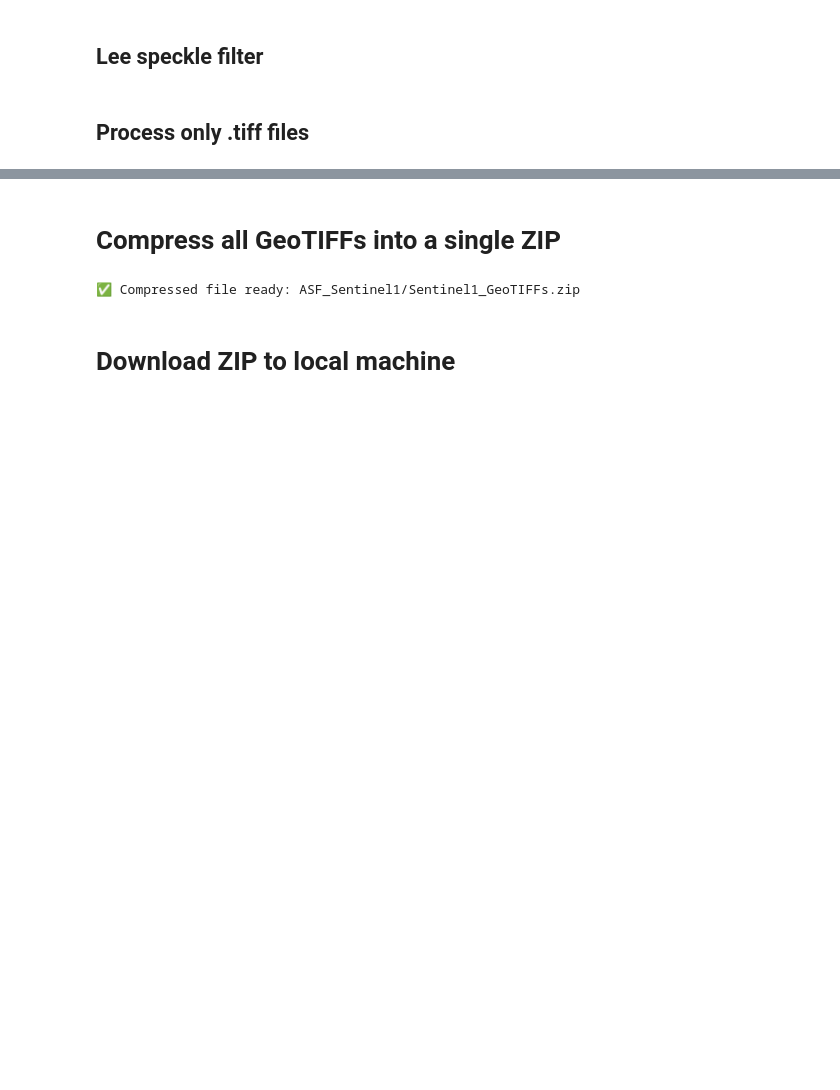
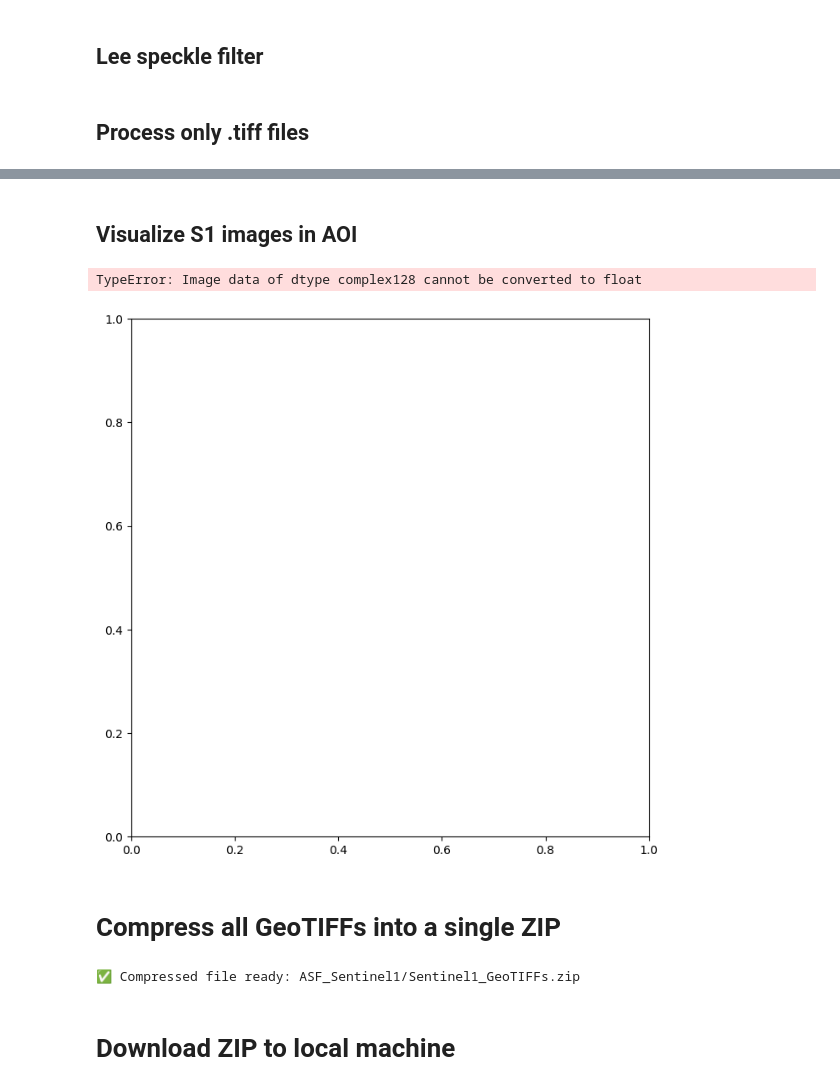
Before and after one commit to sei-latam/Automation_of_satellite_image_downloads_GeeMap_APIs_REST, a Jupyter notebook: 1. Sentinel/Sentinel1_ASF_API.ipynb, the cells around one changed output, grey strips where cells are left out. Cells and saved outputs as stored; diff of their text form; code cells hidden in the pictures; blank space fills up the shorter version.

```diff
--- a/1. Sentinel/Sentinel1_ASF_API.ipynb
+++ b/1. Sentinel/Sentinel1_ASF_API.ipynb
@@ -175,24 +155,28 @@ def lee_filter(src_path, out_path, size=7):
 # %% [markdown]
 ## Process only .tiff files
 # %%
-# --- Process only .tiff files ---
+# --- Process downloaded .tiff files ---
 for root, dirs, files_in_dir in os.walk("ASF_Sentinel1"):
     for f in files_in_dir:
         if f.endswith(".tiff") and ("VV" in f or "VH" in f):
             src_path = os.path.join(root, f)
             try:
-                date_str = f.split("_")[3][:8]
+                date_str = f.split("_")[3][:8]  # Extract date from filename
             except Exception:
                 date_str = "unknown"
-            pol = "VV" if "VV" in f else "VH"
+            pol = "VV" if "VV" in f else "VH"  # Determine polarization
             out_name = f"S1_{pol}_{date_str}.tif"
             out_path = os.path.join(output_dir, out_name)
 
-            # Clip raster
-            success = clip_raster(src_path, out_path, bbox_geom)
+            # Copy raster directly (no clipping here)
+            with rasterio.open(src_path) as src:
+                profile = src.profile
+                data = src.read()
+                with rasterio.open(out_path, "w", **profile) as dst:
+                    dst.write(data)
+            print(f"Saved raster: {out_path}")
 
-            # Apply Lee filter only if clipping succeeded
-            if success and os.path.exists(out_path):
-                lee_path = out_path.replace(".tif", "_lee.tif")
-                lee_filter(out_path, lee_path)
+            # Apply Lee filter to raster
+            lee_path = out_path.replace(".tif", "_lee.tif")
+            lee_filter(out_path, lee_path)
 # %% [output]
@@ -207,3 +204,29 @@ Skipped ASF_Sentinel1/S1_271782_IW1_20260207T101341_VV_84BC-BURST.tiff, AOI does
+# %% [markdown]
+## Visualize S1 images in AOI
+# %%
+import matplotlib.pyplot as plt
+import rasterio
+from rasterio.plot import show
+from shapely.geometry import box
+import geopandas as gpd
+
+# Define AOI polygon
+xmin, ymin, xmax, ymax = -68.803909, -11.033737, -68.725933, -10.979773
+bbox_geom = box(xmin, ymin, xmax, ymax)
+gdf = gpd.GeoDataFrame({"geometry":[bbox_geom]}, crs="EPSG:4326")
+
+# Pick one raster to visualize
+sample_file = "ASF_Sentinel1/GeoTIFFs/S1_VV_20260126.tif"
+
+with rasterio.open(sample_file) as src:
+    fig, ax = plt.subplots(figsize=(8,8))
+    show(src, ax=ax, cmap="gray")  # Display raster
+    gdf.boundary.plot(ax=ax, color="red", linewidth=2)  # Overlay AOI boundary
+    ax.set_title("Raster with AOI overlay")
+    plt.show()
+# %% [output]
+TypeError: Image data of dtype complex128 cannot be converted to float
+[figure, added]
 # %% [markdown]
 # Compress all GeoTIFFs into a single ZIP
 # %%
```
Also changed, not shown: parts of 15 cells of this notebook.
